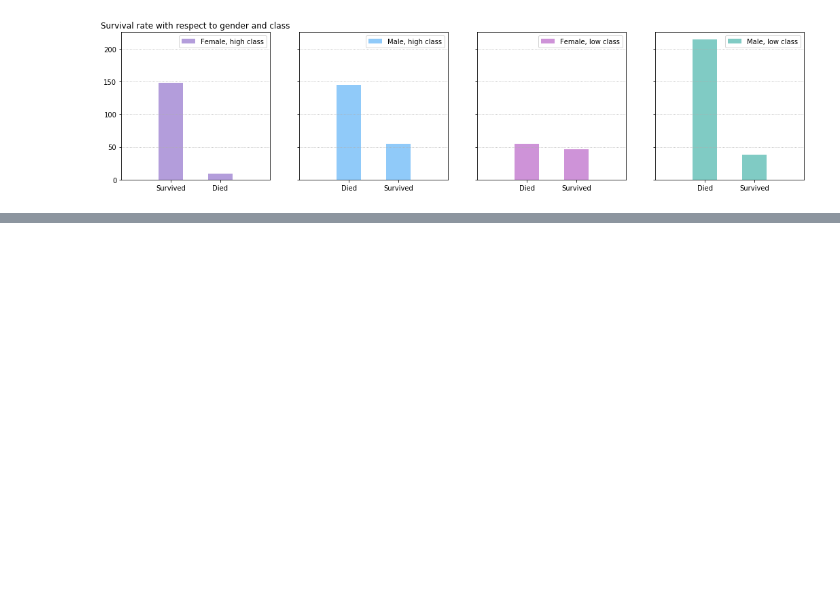
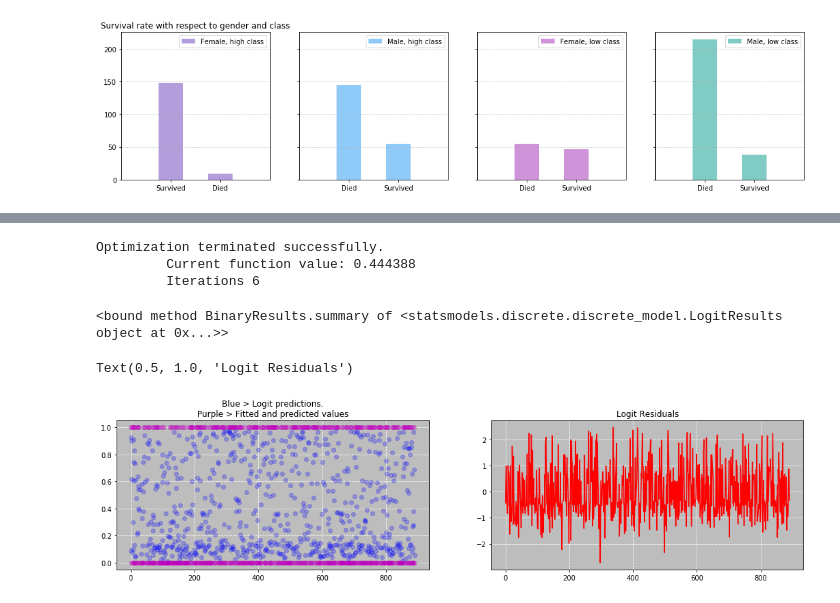
Before and after one commit to CikuKariuki/Titanic, a Jupyter notebook: Titanic Analysis.ipynb, the cells around one changed output, grey strips where cells are left out. Drawn from its saved outputs; the diff is of its cells as text; code cells hidden in the pictures; blank space fills up the shorter version.

Commit message:
logit model

```diff
--- a/Titanic Analysis.ipynb
+++ b/Titanic Analysis.ipynb
@@ -173,0 +180,4 @@ Passengers were more likely to survive if they were in the highers classes, more
+# %%
+# here '~' is used to mean '='. The C() is written to let the regression know the variables are categorical.
+formula = 'Survived ~ C(Pclass) + C(Sex) + Age + SibSp +C(Embarked)'
+results = {}
@@ -173,0 +188,38 @@ Passengers were more likely to survive if they were in the highers classes, more
+# %%
+# create a regression friendly dataframe:
+y,x = dmatrices(formula, data = titanic_data, return_type = 'dataframe')
+
+# instantiate the model
+model = sm.Logit(y,x)
+# %%
+# fit the model
+res = model.fit()
+
+# predict
+ypredict = res.predict(x)
+
+# save the results for outputting predictions later
+results['Logit'] = [res, formula]
+res.summary
+# %% [output]
+Optimization terminated successfully.
+         Current function value: 0.444388
+         Iterations 6
+<bound method BinaryResults.summary of <statsmodels.discrete.discrete_model.LogitResults object at 0x...>>
+# %%
+# plot predictions vs actual
+plt.figure(figsize = (18,4))
+plt.subplot(121, facecolor="#bdbdbd")
+
+plt.plot(x.index, ypredict, 'bo', x.index, y, 'mo', alpha = .25)
+plt.grid(color = '#ffffff', linestyle = 'dashed')
+plt.title("Blue > Logit predictions.\n Purple > Fitted and predicted values ")
+
+# residuals
+ax2 = plt.subplot(122, facecolor = '#bdbdbd')
+plt.plot(res.resid_dev, 'r-')
+plt.grid(color = '#ffffff', linestyle = 'dashed')
+plt.title("Logit Residuals")
+# %% [output]
+Text(0.5, 1.0, 'Logit Residuals')
+[figure, added]
```
Also changed, not shown: parts of 7 cells of this notebook.
